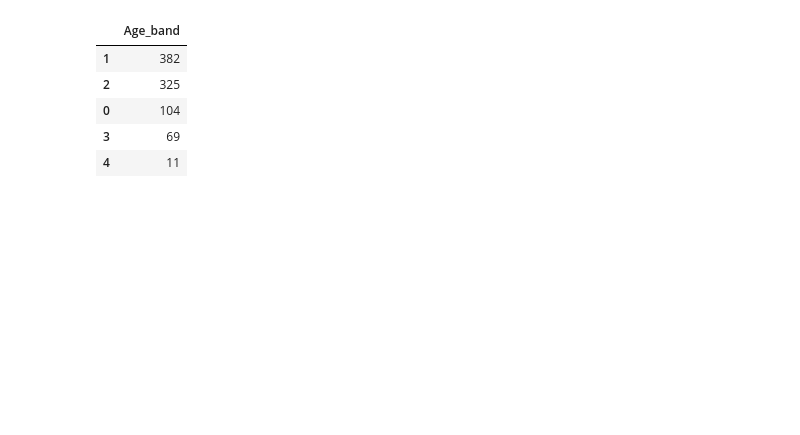
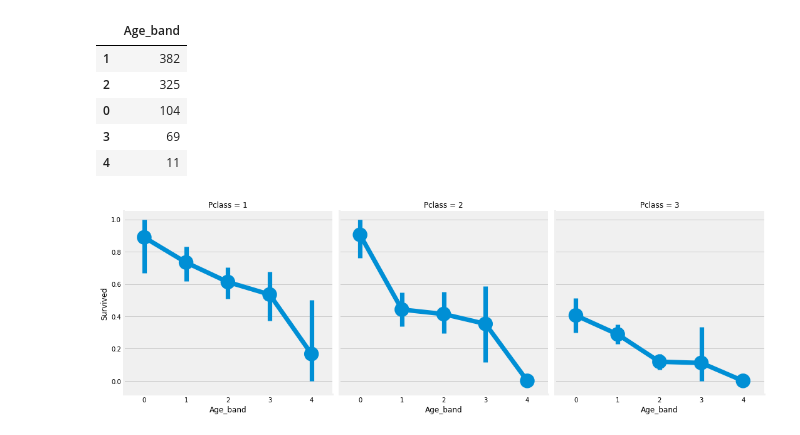
Before and after one commit to baek-junho/kagglenotebooks, a Jupyter notebook: Titanic.ipynb, the cells around one changed output. Saved outputs shown, nothing was run; the diff lists cells and outputs as text; code cells hidden in the pictures; blank space fills up the shorter version.

```diff
--- a/Titanic.ipynb
+++ b/Titanic.ipynb
@@ -382,3 +382,8 @@ data['Age_band'].value_counts().to_frame().style.background_gradient(cmap='summe
 | 0 | 104 |
 | 3 | 69 |
 | 4 | 11 |
+# %%
+sns.factorplot('Age_band', 'Survived', data=data,col='Pclass')
+plt.show()
+# %% [output]
+[figure, added]
```
Also changed, not shown: parts of 11 cells of this notebook.
